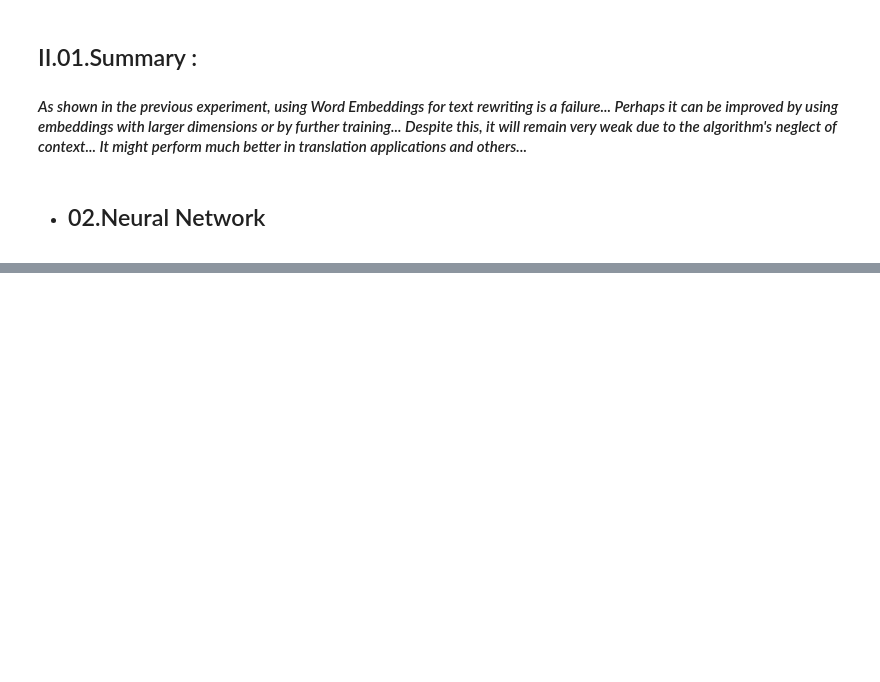
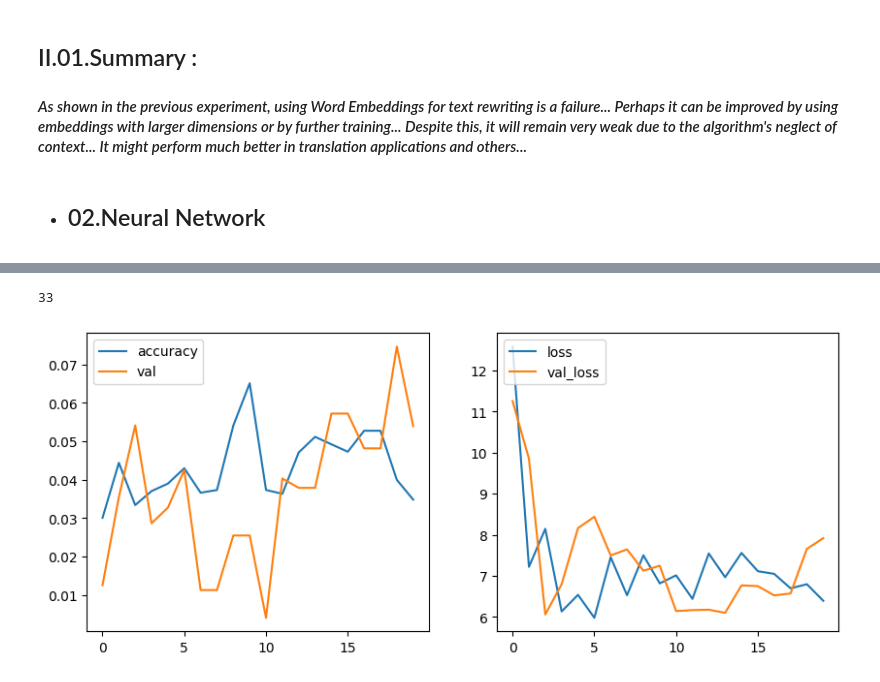
Before and after one commit to Ox03bb/Text_Generation, a Jupyter notebook: Text_Reformulation.ipynb, the cells around one changed output, grey strips where cells are left out. Drawn from its saved outputs; the diff is of its cells as text; code cells hidden in the pictures; blank space fills up the shorter version.

Commit message:
Kaggle Notebook | Text_Reformulation | trainig...

```diff
--- a/Text_Reformulation.ipynb
+++ b/Text_Reformulation.ipynb
@@ -434,12 +393,53 @@ history = model.fit(X_train,y_train,validation_data=(X_test, y_test),epochs=1,ba
+# %%
+early_stopping_acc = EarlyStopping(monitor='val_accuracy',min_delta=0.0001, patience=1, restore_best_weights=True)
+early_stopping_loss = EarlyStopping(monitor='val_loss',min_delta=0.0001, patience=1, restore_best_weights=True)
+
+step = 3
+i = 0
+j = i+step
+
+for x in range(10):
+    print("start loop..")
+    sampel = lb_0[i:j]
+    clear_output(wait=True)
+
+    print("split data..")
+    X_train ,X_test, y_train  , y_test = data_pross(sampel)
+    clear_output(wait=True)
+
+    print("to_categorical..")
+    c_y_train = to_categorical(y_train,num_classes=vocab_size)
+    c_y_test  = to_categorical(y_test,num_classes=vocab_size)
+    clear_output(wait=True)
+
+    print(f"fit_{x}")
+    history = model.fit(X_train,c_y_train,validation_data=(X_test, c_y_test),epochs=2)
+    clear_output(wait=True)
+
+    cnt = 0
+    for i in history.history:
+        for h in history.history[i]:
+            logs[cnt].append(h)
+        cnt += 1
+
+    i = j-1
+    j += step
+    if j > len(lb_0):
+        break
+print(j)
+# %% [output]
+33
 # %%
 fig, ax = plt.subplots(nrows=1, ncols=2, figsize=(10, 4))
 
-ax[0].plot(history.history['accuracy'])
-ax[0].plot(history.history['val_accuracy'])
+ax[0].plot(logs[0])
+ax[0].plot(logs[2])
 ax[0].legend(['accuracy', 'val'], loc='upper left')
 
-ax[1].plot(history.history['loss'])
-ax[1].plot(history.history['val_loss'])
+ax[1].plot(logs[1])
+ax[1].plot(logs[3])
 ax[1].legend(['loss', 'val_loss'], loc='upper left')
 
 plt.show()
+# %% [output]
+[figure, added]
```
Also changed, not shown: parts of 18 cells of this notebook.
